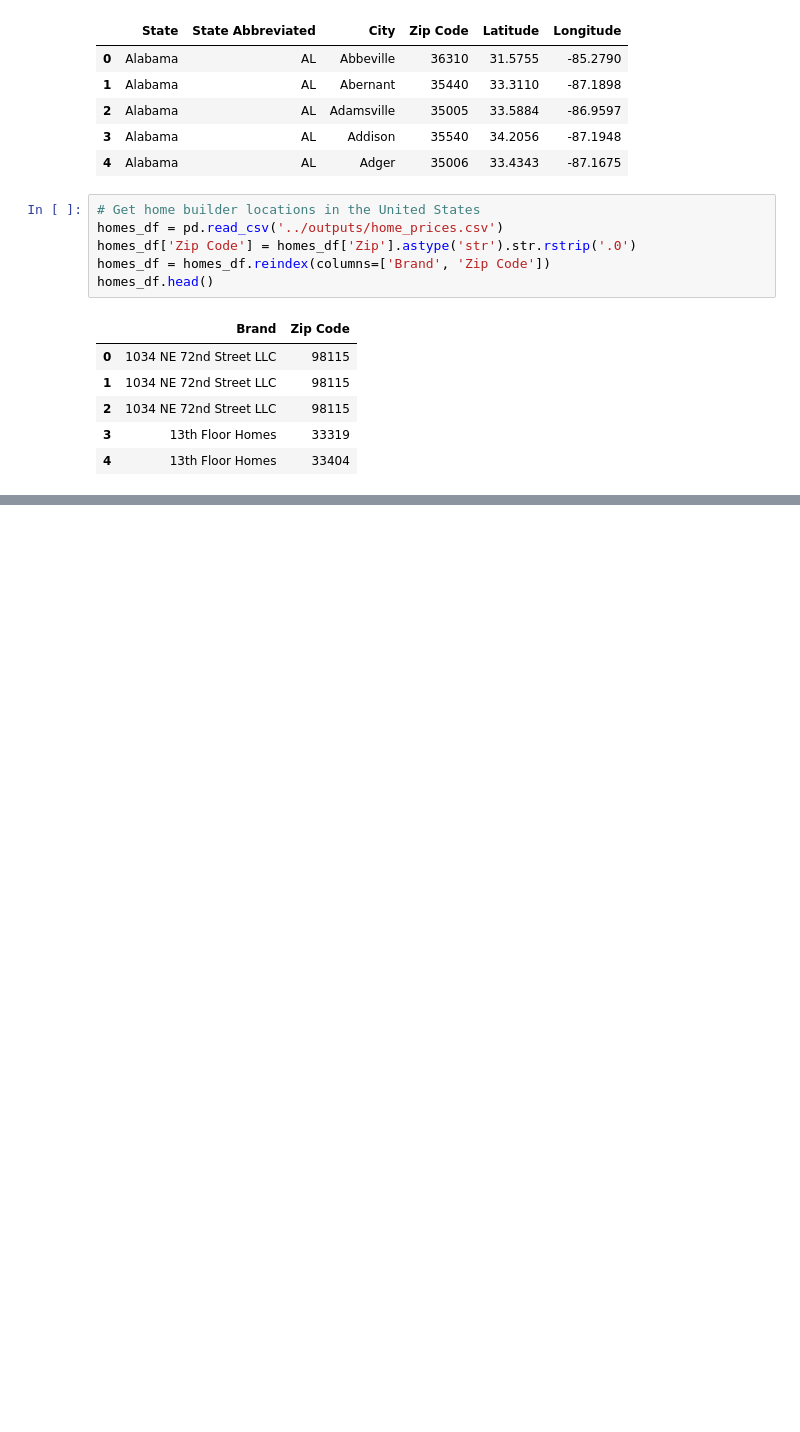
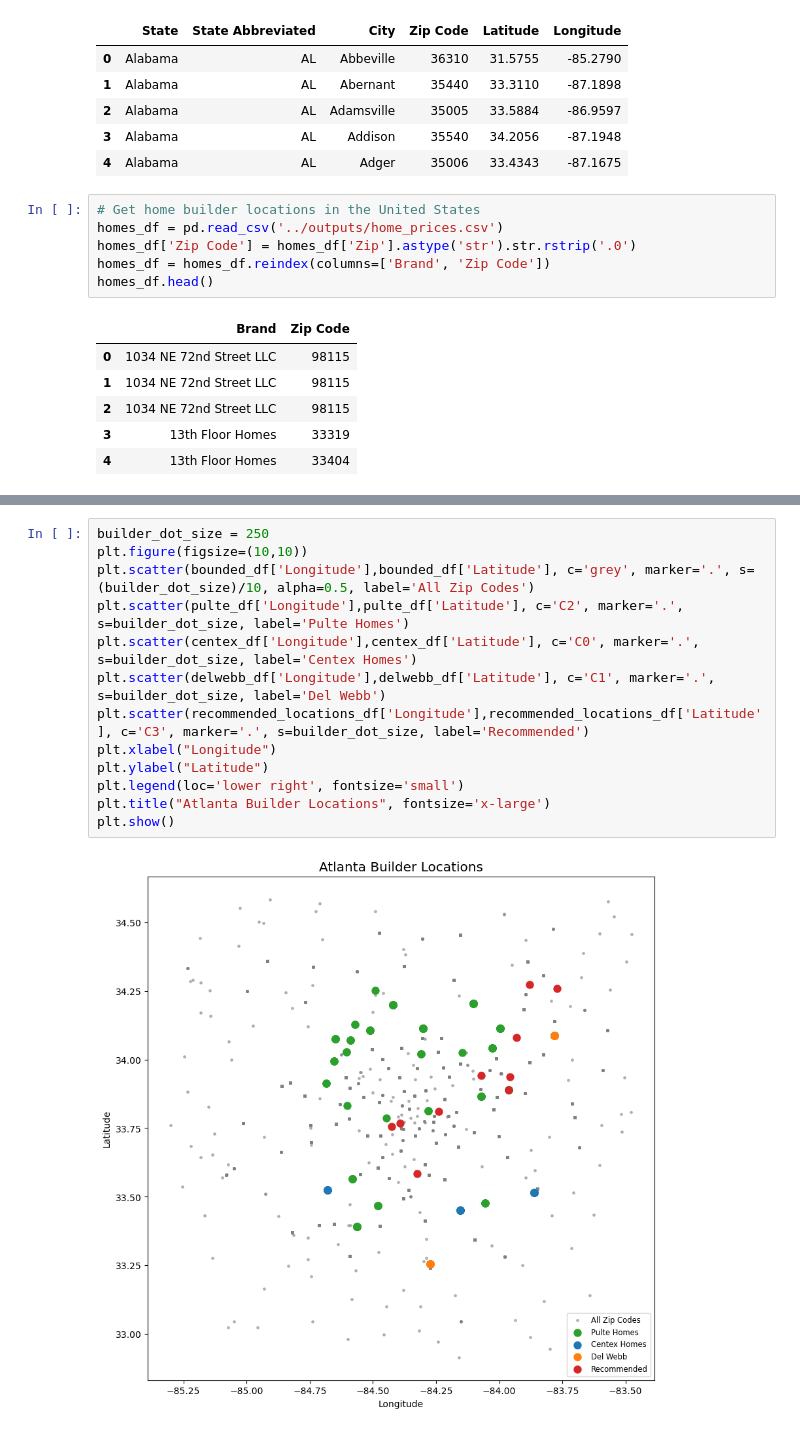
Before and after one commit to PaulGilchrist/machine-learning3, a Jupyter notebook: notebooks/postprocessing_housing_growth.ipynb, the cells around one changed output, grey strips where cells are left out. Drawn from its saved outputs; the diff is of its cells as text; blank space fills up the shorter version.

Commit message:
Add Atlanta map

```diff
--- a/notebooks/postprocessing_housing_growth.ipynb
+++ b/notebooks/postprocessing_housing_growth.ipynb
@@ -106,0 +180,15 @@ plt.show()
+# %%
+builder_dot_size = 250
+plt.figure(figsize=(10,10))
+plt.scatter(bounded_df['Longitude'],bounded_df['Latitude'], c='grey', marker='.', s=(builder_dot_size)/10, alpha=0.5, label='All Zip Codes')
+plt.scatter(pulte_df['Longitude'],pulte_df['Latitude'], c='C2', marker='.', s=builder_dot_size, label='Pulte Homes')
+plt.scatter(centex_df['Longitude'],centex_df['Latitude'], c='C0', marker='.', s=builder_dot_size, label='Centex Homes')
+plt.scatter(delwebb_df['Longitude'],delwebb_df['Latitude'], c='C1', marker='.', s=builder_dot_size, label='Del Webb')
+plt.scatter(recommended_locations_df['Longitude'],recommended_locations_df['Latitude'], c='C3', marker='.', s=builder_dot_size, label='Recommended')
+plt.xlabel("Longitude")
+plt.ylabel("Latitude")
+plt.legend(loc='lower right', fontsize='small')
+plt.title("Atlanta Builder Locations", fontsize='x-large')
+plt.show()
+# %% [output]
+[figure, added]
```
Also changed, not shown: parts of 4 cells of this notebook, 1 other file.
